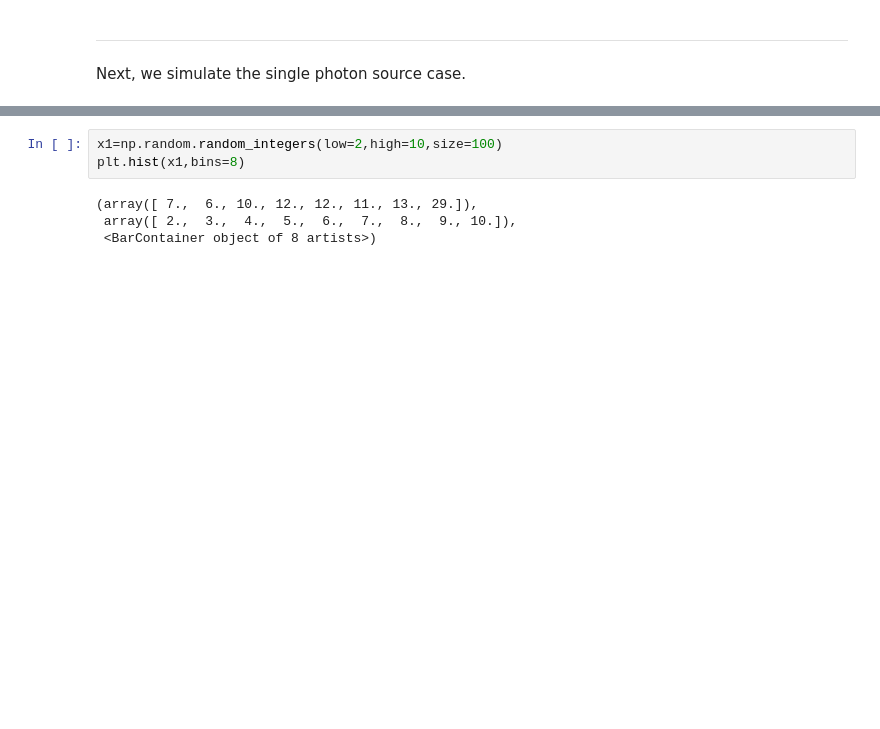
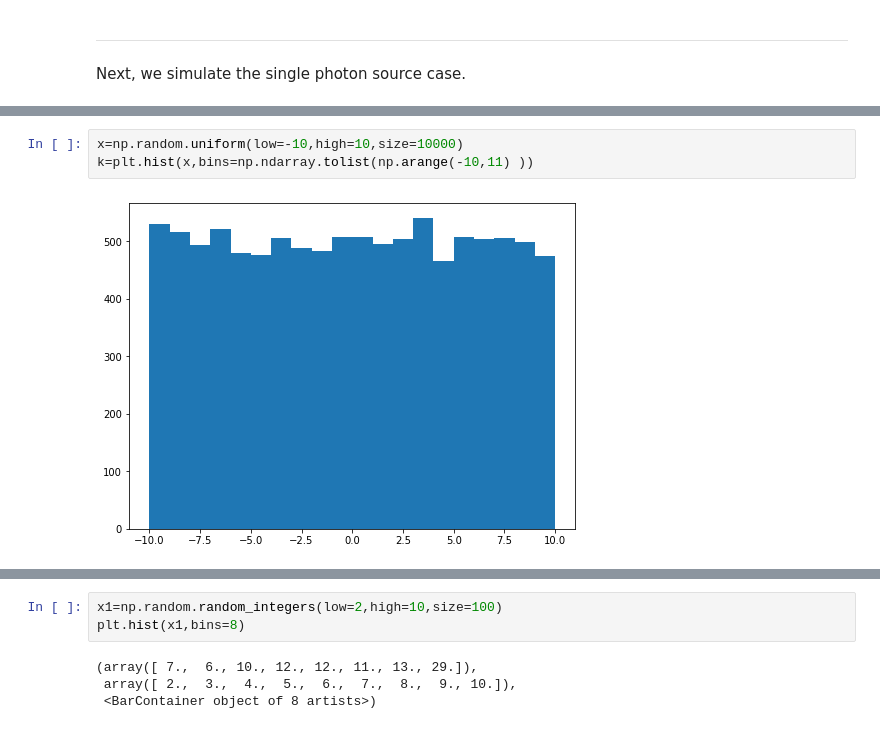
Before and after one commit to ubsuny/g2-coral, a Jupyter notebook: mc_simulation/simu_tfd.ipynb, the cells around one changed output, grey strips where cells are left out. Drawn from its saved outputs; the diff is of its cells as text; blank space fills up the shorter version.

```diff
--- a/mc_simulation/simu_tfd.ipynb
+++ b/mc_simulation/simu_tfd.ipynb
@@ -69,0 +102,5 @@ plt.plot(samples)
+# %%
+x=np.random.uniform(low=-10,high=10,size=10000)
+k=plt.hist(x,bins=np.ndarray.tolist(np.arange(-10,11) ))
+# %% [output]
+[figure, added]
```
Also changed, not shown: parts of 12 cells of this notebook.
